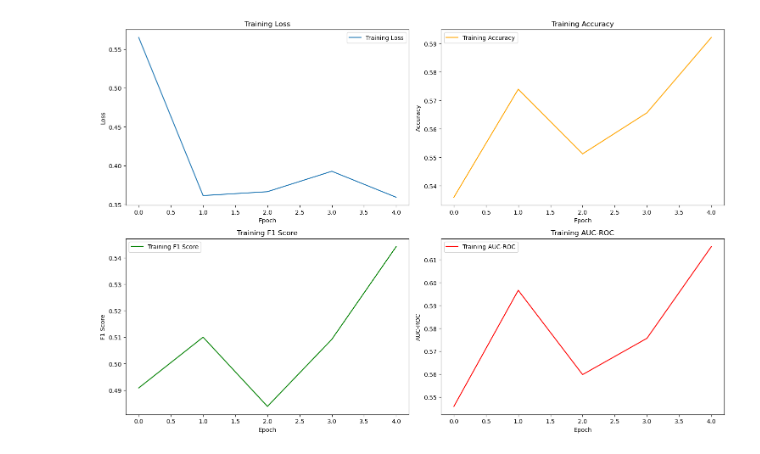
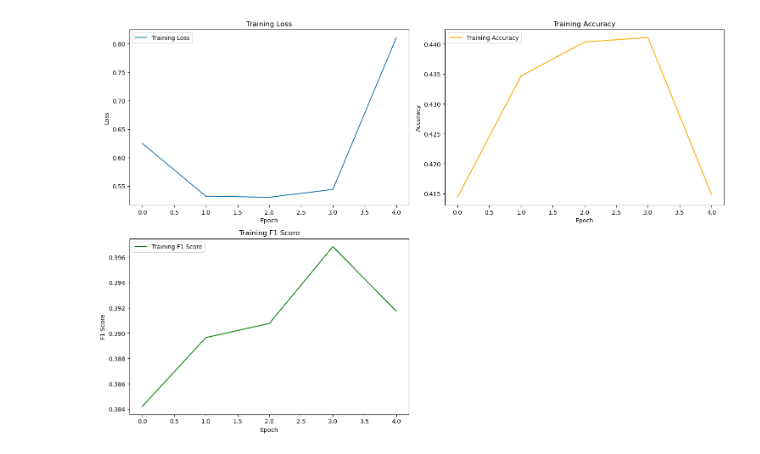
Before and after one commit to Nekehack/Diplom, a Jupyter notebook: DeiT.ipynb, the cells around one changed output. Cells and saved outputs as stored; diff of their text form; code cells hidden in the pictures.

```diff
--- a/DeiT.ipynb
+++ b/DeiT.ipynb
@@ -90,7 +90,7 @@ class PatchEmbedding(nn.Module):
         return x
 # %%
 class ClassificationHead(nn.Module):
-    def __init__(self, emb_size: int = 768, n_classes: int = 3):
+    def __init__(self, emb_size: int = 384, n_classes: int = 3):
         super().__init__()
 
         self.head = nn.Linear(emb_size, n_classes)
@@ -185,10 +185,10 @@ class DeiT(nn.Sequential):
     def __init__(self,
                 in_channels: int = 3,
                 patch_size: int = 16,
-                emb_size: int = 768,
+                emb_size: int = 384,
                 img_size: int = 224,
                 depth: int = 12,
-                n_classes: int = 1000,
+                n_classes: int = 3,
                 **kwargs):
         super().__init__(
             PatchEmbedding(in_channels, patch_size, emb_size, img_size),
@@ -303,14 +305,12 @@ train_accuracies = []
 train_f1_scores = []
 train_auc_scores = []
 
-print('1')
-
 # Teacher model (Vision Transformer)
-teacher = timm.create_model('vit_large_patch16_224', pretrained=True, num_classes=2)
+teacher = timm.create_model('vit_large_patch16_224', pretrained=True, num_classes=3)
 teacher.eval()
 
 # Student model (DeiT)
-student = timm.create_model('deit_small_patch16_224', pretrained=True, num_classes=2)
+student = timm.create_model('deit_small_patch16_224', pretrained=True, num_classes=3)
 
 # teacher = ViT.vit_large_patch16_224()
 # student = DeiT.deit_small_patch16_224()
@@ -328,7 +328,7 @@ transform = transforms.Compose([
 #     transform=transform,
 #     target_transform=lambda x: 0 if ds.classes[x] == 'tumor' else 1
 # )
-ds = datasets.ImageFolder(root='Testing', transform=transform)
+ds = datasets.ImageFolder(root='/Users/ilia/DataSetForDiplom/archive-6/Training', transform=transform)
 
 # print("Классы:", ds.classes)
 # print("Пример первого элемента:", ds[0])  # Должен быть кортеж (image_tensor, label)
@@ -352,7 +352,7 @@ student = DeiT(
     emb_size=384,
     img_size=224,
     depth=12,
-    n_classes=2  # Два класса
+    n_classes=3  # Два класса
 )
 
 # Оптимизатор
@@ -400,26 +400,28 @@ try:
             # сбор
             probs = torch.softmax(outputs_cls, dim=1).detach().cpu().numpy()
             preds = probs.argmax(axis=1)
+
             all_labels.extend(labels.cpu().numpy())
             all_preds.extend(preds)
-            all_probs.extend(probs[:, 1])
 
         # вычисление метрик
         epoch_loss = running_loss / len(dl)
         epoch_acc = accuracy_score(all_labels, all_preds)
-        epoch_f1 = f1_score(all_labels, all_preds)
-        epoch_auc = roc_auc_score(all_labels, all_probs)
+        epoch_f1 = f1_score(all_labels, all_preds, average='weighted')
+        class_f1_scores = f1_score(all_labels, all_preds, average=None)
 
         # метрики
         train_losses.append(epoch_loss)
         train_accuracies.append(epoch_acc)
         train_f1_scores.append(epoch_f1)
-        train_auc_scores.append(epoch_auc)
 
-        print(f"Epoch {epoch+1}/5 | Loss: {epoch_loss:.4f}, Acc: {epoch_acc:.4f}, F1: {epoch_f1:.4f}, AUC: {epoch_auc:.4f}")
+
+        #вывод F1 по классам
+        class_f1_scores = f1_score(all_labels, all_preds, average=None)
+        print(f"F1 по классам: [0: {class_f1_scores[0]:.4f}, 1: {class_f1_scores[1]:.4f}, 2: {class_f1_scores[2]:.4f}]")
+
+        print(f"Epoch {epoch+1}/5 | Loss: {epoch_loss:.4f}, Acc: {epoch_acc:.4f}, F1: {epoch_f1:.4f}")
 
 except Exception as e:
     print("Ошибка:", e)
-
-print('3')
 # %% [output]
@@ -446,38 +451,38 @@ plt.figure(figsize=(15, 10))
 
 # График потерь
 plt.subplot(2, 2, 1)
 plt.plot(loss, label='Training Loss')
 plt.title('Training Loss')
 plt.xlabel('Epoch')
 plt.ylabel('Loss')
 plt.legend()
 
 # График точности
 plt.subplot(2, 2, 2)
 plt.plot(train_accuracies, label='Training Accuracy', color='orange')
 plt.title('Training Accuracy')
 plt.xlabel('Epoch')
 plt.ylabel('Accuracy')
 plt.legend()
 
 # График F1-меры
 plt.subplot(2, 2, 3)
 plt.plot(train_f1_scores, label='Training F1 Score', color='green')
 plt.title('Training F1 Score')
 plt.xlabel('Epoch')
 plt.ylabel('F1 Score')
 plt.legend()
 
 # График AUC-ROC
-plt.subplot(2, 2, 4)
-plt.plot(train_auc_scores, label='Training AUC-ROC', color='red')
-plt.title('Training AUC-ROC')
-plt.xlabel('Epoch')
-plt.ylabel('AUC-ROC')
-plt.legend()
+# plt.subplot(2, 2, 4)
+# plt.plot(train_auc_scores, label='Training AUC-ROC', color='red')
+# plt.title('Training AUC-ROC')
+# plt.xlabel('Epoch')
+# plt.ylabel('AUC-ROC')
+# plt.legend()
 
 plt.tight_layout()
 plt.show()
 # %% [output]
-[figure, old version]
+[figure, new version]
 # %%
```
Also changed, not shown: parts of 11 cells of this notebook.
